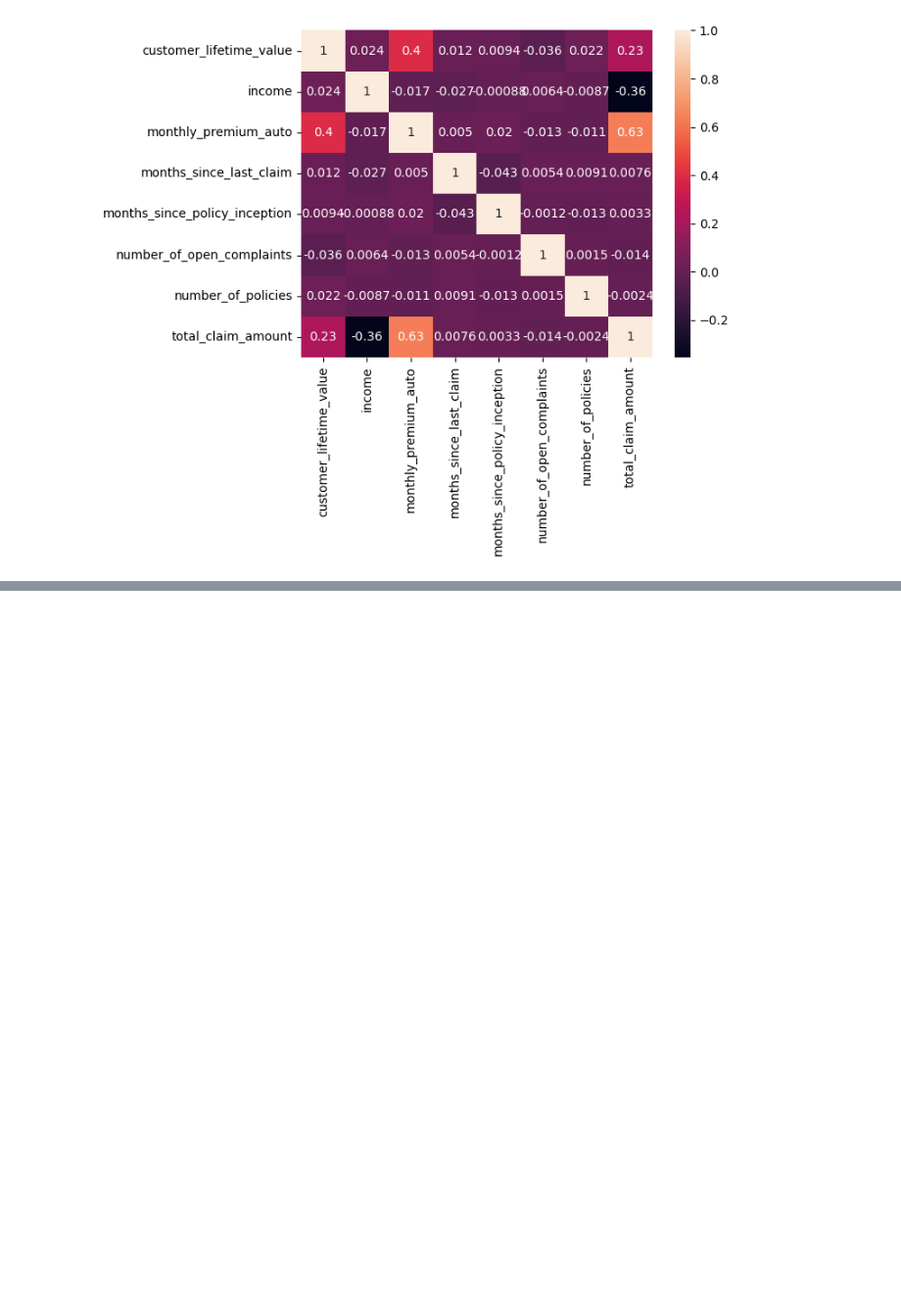
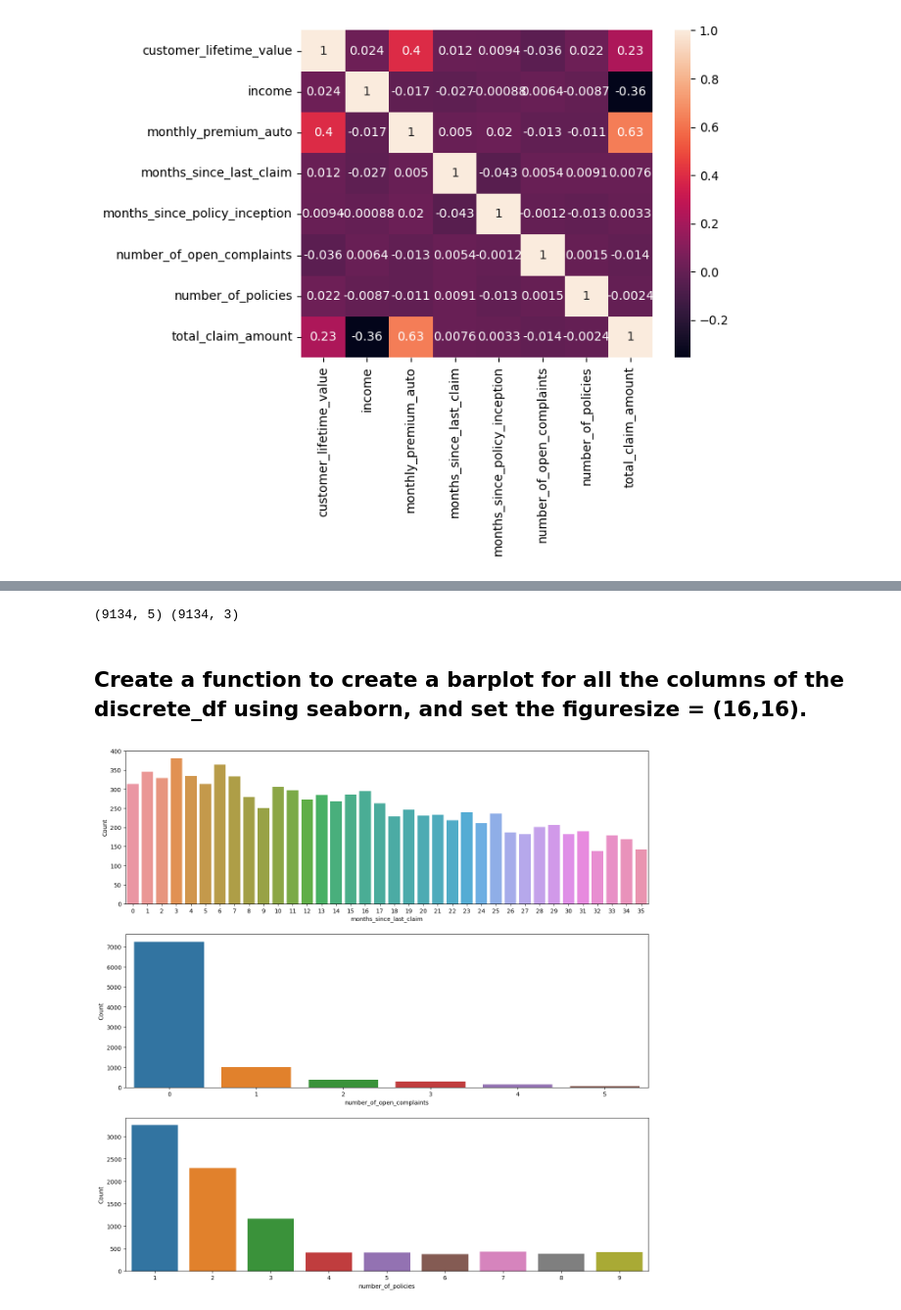
Before and after one commit to aparnamuratkar/lab-cleaning-numerical-data, a Jupyter notebook: files_for_lab/lab-cleaning-numerical-data.ipynb, the cells around one changed output, grey strips where cells are left out. Shown: that part at 98% size. Saved outputs shown, nothing was run; the diff lists cells and outputs as text; code cells hidden in the pictures; blank space fills up the shorter version.

```diff
--- a/files_for_lab/lab-cleaning-numerical-data.ipynb
+++ b/files_for_lab/lab-cleaning-numerical-data.ipynb
@@ -139,0 +247,23 @@ plt.show()
+# %%
+print(continuous_df.shape, discrete_df.shape)
+# %% [output]
+(9134, 5) (9134, 3)
+# %% [markdown]
+## Create a function to create a barplot for all the columns of the discrete_df using seaborn, and set the figuresize = (16,16).
+# %%
+def bar_plot(df):
+    col_names = list(df.select_dtypes(np.number))
+    plt_size = len(col_names)
+    n = 0
+
+    fig, ax = plt.subplots(plt_size,1, figsize=(16,16))
+    n = 0
+    for i in col_names:
+        sns.barplot(x=df[i].value_counts().index, y=df[i].value_counts(), ax = ax[n])
+        ax[n].set(xlabel = i, ylabel='Count')
+        n += 1
+    plt.show()
+# %%
+bar_plot(discrete_df)
+# %% [output]
+[figure, added]
```
Also changed, not shown: parts of 31 cells of this notebook.
